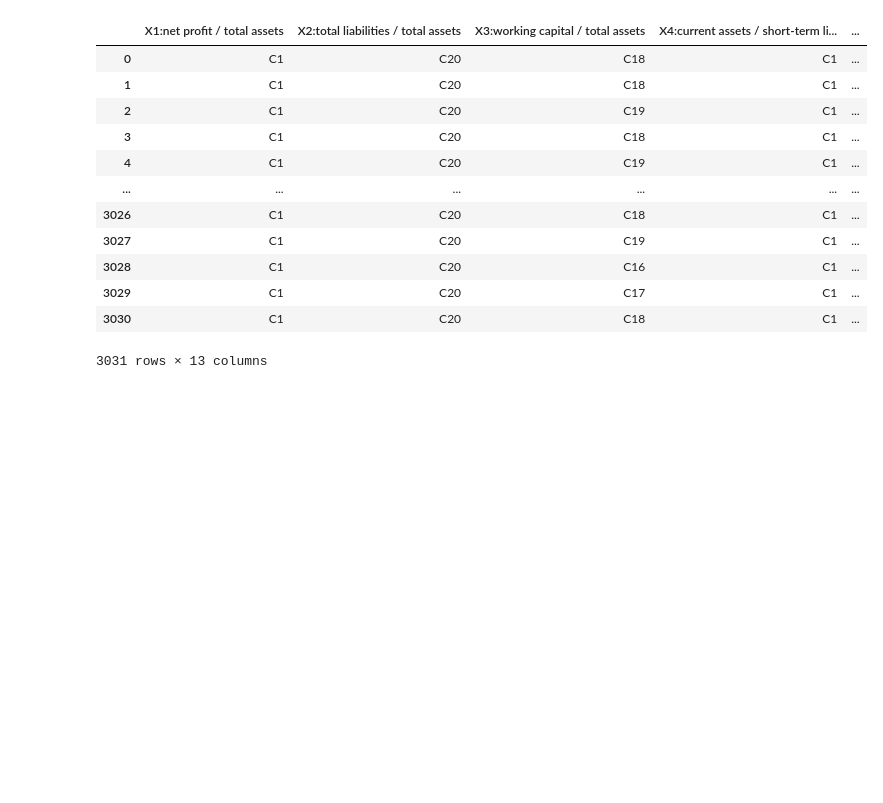
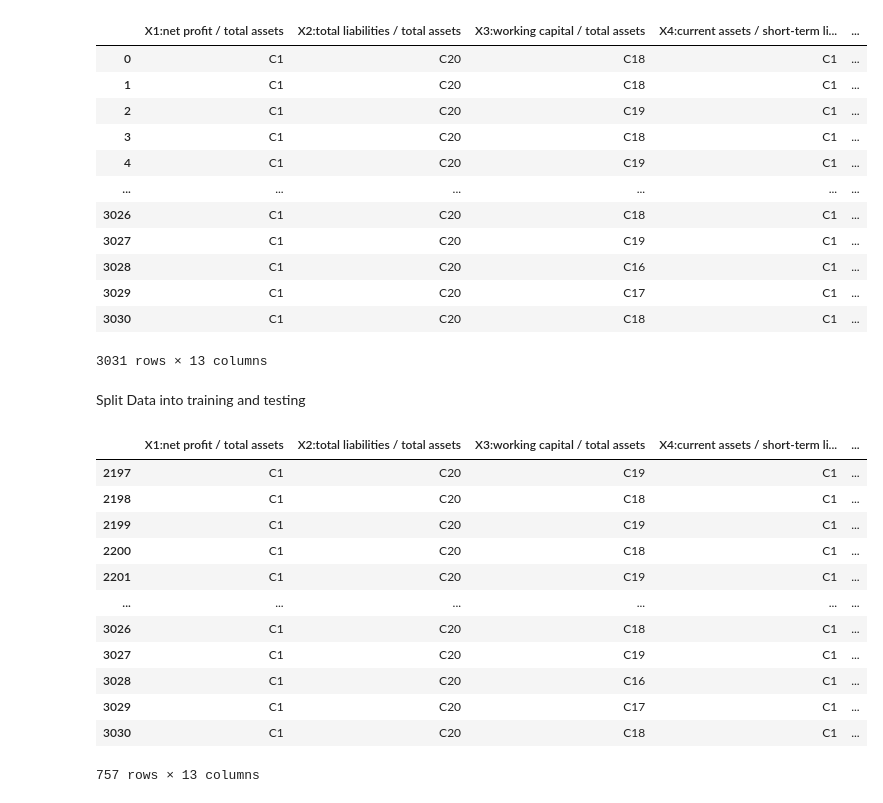
Before and after one commit to Zach-schwark/PGM_Assignment, a Jupyter notebook: data.ipynb, the cells around one changed output. Cells and saved outputs as stored; diff of their text form; code cells hidden in the pictures; blank space fills up the shorter version.

Commit message:
split data into traing and testing

```diff
--- a/data.ipynb
+++ b/data.ipynb
@@ -252,3 +252,39 @@ PreprocessedData
 | 3029 | C1 | C20 | C17 | C1 | ... |
 | 3030 | C1 | C20 | C18 | C1 | ... |
 3031 rows × 13 columns
+# %% [markdown]
+Split Data into training and testing
+# %%
+
+from math import floor
+
+
+processed_bankrupt = PreprocessedData.loc[PreprocessedData["class"] == '1']
+processed_nonbunkrupt = PreprocessedData.loc[PreprocessedData["class"] == '0']
+#results_bankrupt
+#result_nonbunkrupt
+processed_bankrupt_train = processed_bankrupt[0:(floor(0.75*processed_bankrupt.shape[0]))]
+processed_nonbankrupt_train = processed_nonbunkrupt[0:(floor(0.75*processed_nonbunkrupt.shape[0]))]
+
+processed_bankrupt_test = processed_bankrupt[(floor(0.75*processed_bankrupt.shape[0]))+1:processed_bankrupt.shape[0]]
+processed_nonbankrupt_test = processed_nonbunkrupt[(floor(0.75*processed_nonbunkrupt.shape[0]))+1:processed_nonbunkrupt.shape[0]]
+
+training_data = pd.concat([processed_nonbankrupt_train,processed_bankrupt_train])
+training_data
+
+testing_data = pd.concat([processed_nonbankrupt_test,processed_bankrupt_test])
+testing_data
+# %% [output]
+|  | X1:net profit / total assets | X2:total liabilities / total assets | X3:working capital / total assets | X4:current assets / short-term li... | ... |
+| 2197 | C1 | C20 | C19 | C1 | ... |
+| 2198 | C1 | C20 | C18 | C1 | ... |
+| 2199 | C1 | C20 | C19 | C1 | ... |
+| 2200 | C1 | C20 | C18 | C1 | ... |
+| 2201 | C1 | C20 | C19 | C1 | ... |
+| ... | ... | ... | ... | ... | ... |
+| 3026 | C1 | C20 | C18 | C1 | ... |
+| 3027 | C1 | C20 | C19 | C1 | ... |
+| 3028 | C1 | C20 | C16 | C1 | ... |
+| 3029 | C1 | C20 | C17 | C1 | ... |
+| 3030 | C1 | C20 | C18 | C1 | ... |
+757 rows × 13 columns
```
